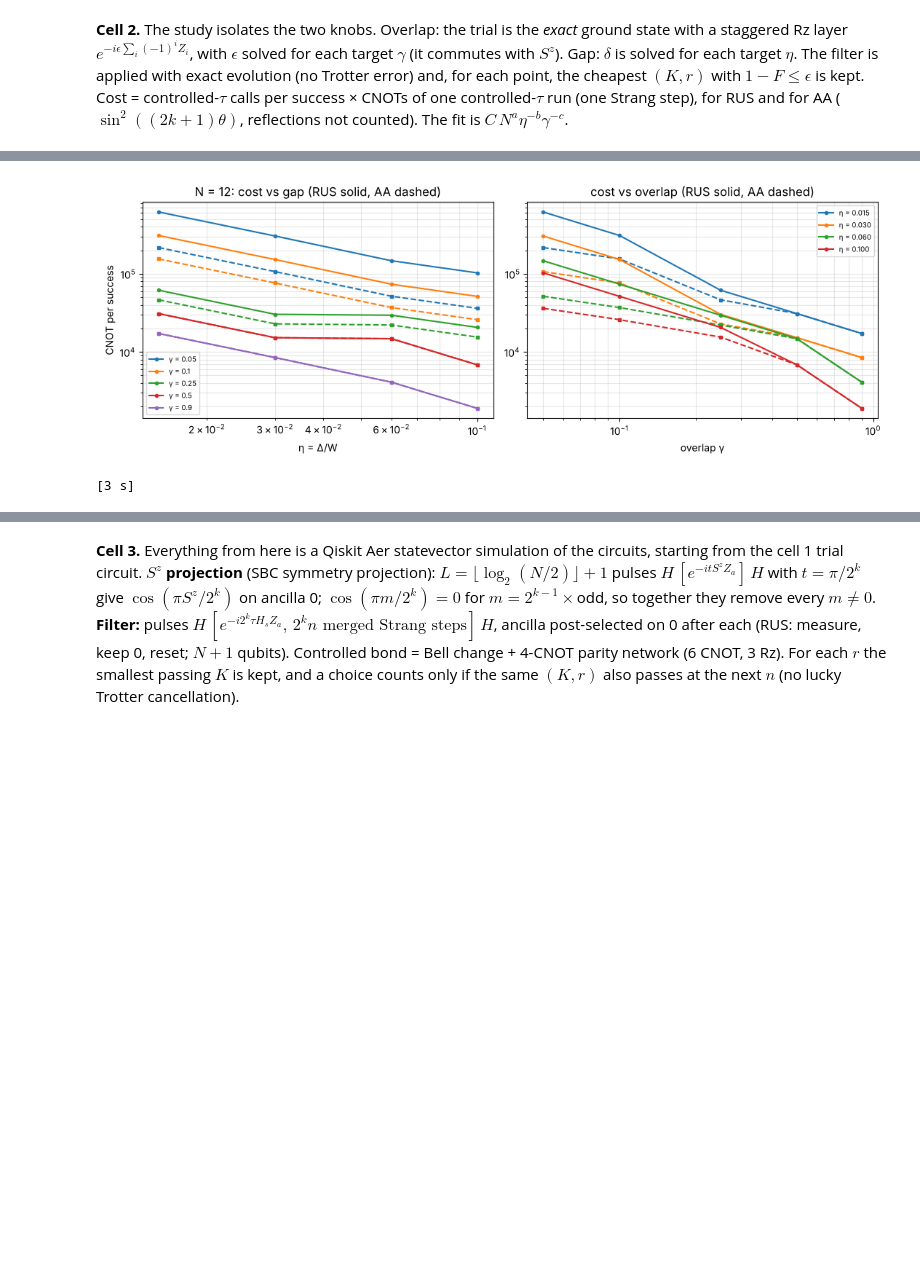
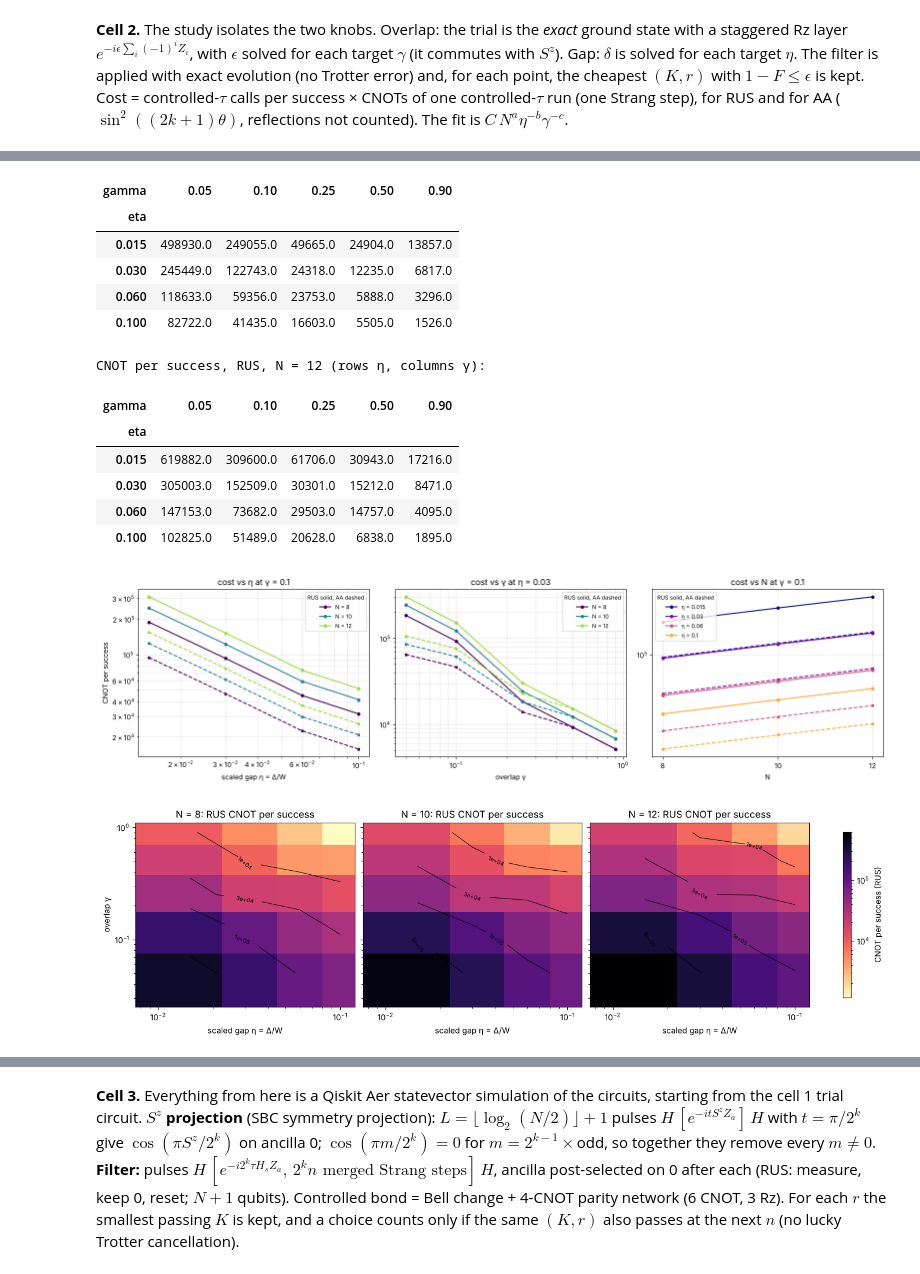
Before and after one commit to aaronseymour7/CLAUDE, a Jupyter notebook: ORNL/final_filters.ipynb, the cells around one changed output, grey strips where cells are left out. Saved outputs shown, nothing was run; the diff lists cells and outputs as text; code cells hidden in the pictures; blank space fills up the shorter version.

```diff
--- a/ORNL/final_filters.ipynb
+++ b/ORNL/final_filters.ipynb
@@ -209,21 +209,58 @@ for col in ("CNOT_RUS", "CNOT_AA"):
     coef = np.linalg.lstsq(X, np.log(study[col]), rcond=None)[0]
     fits[col] = coef
     print(f"{col:9} per success ≈ {np.exp(coef[0]):.3g} · N^{coef[1]:.2f} · η^-{coef[2]:.2f} · γ^-{coef[3]:.2f}")
-print(f"\nCNOT per success, RUS, N = {STUDY_NS[-1]} (rows η, columns γ):")
-display(study[study.N == STUDY_NS[-1]].pivot(index="eta", columns="gamma", values="CNOT_RUS").round(0))
+for Ns in STUDY_NS:
+    print(f"\nCNOT per success, RUS, N = {Ns} (rows η, columns γ):")
+    display(study[study.N == Ns].pivot(index="eta", columns="gamma", values="CNOT_RUS").round(0))
 
-fig, ax = plt.subplots(1, 2, figsize=(11, 4))
-s12 = study[study.N == STUDY_NS[-1]]
-for ga in STUDY_GAMMAS:
-    s = s12[s12.gamma == ga]
-    l, = ax[0].loglog(s.eta, s.CNOT_RUS, "o-", ms=3, label=f"γ = {ga}"); ax[0].loglog(s.eta, s.CNOT_AA, "s--", ms=3, color=l.get_color())
-for et in sorted(s12.eta.unique()):
-    s = s12[np.isclose(s12.eta, et)]
-    l, = ax[1].loglog(s.gamma, s.CNOT_RUS, "o-", ms=3, label=f"η = {et:.3f}"); ax[1].loglog(s.gamma, s.CNOT_AA, "s--", ms=3, color=l.get_color())
-ax[0].set(xlabel="η = Δ/W", ylabel="CNOT per success", title=f"N = {STUDY_NS[-1]}: cost vs gap (RUS solid, AA dashed)")
-ax[1].set(xlabel="overlap γ", title="cost vs overlap (RUS solid, AA dashed)")
+GAMMA_PLOT, ETA_PLOT = 0.1, 0.03                    # slices shown in the plots (must be in the grids above)
+cols = dict(zip(STUDY_NS, plt.cm.viridis(np.linspace(0, 0.85, len(STUDY_NS)))))
+fig, ax = plt.subplots(1, 3, figsize=(16, 4.4))
+for Ns in STUDY_NS:
+    s = study[(study.N == Ns) & np.isclose(study.gamma, GAMMA_PLOT)].sort_values("eta")
+    ax[0].loglog(s.eta, s.CNOT_RUS, "o-", color=cols[Ns], ms=4, label=f"N = {Ns}")
+    ax[0].loglog(s.eta, s.CNOT_AA, "s--", color=cols[Ns], ms=3)
+    s = study[(study.N == Ns) & np.isclose(study.eta, ETA_PLOT, rtol=1e-3)].sort_values("gamma")
+    ax[1].loglog(s.gamma, s.CNOT_RUS, "o-", color=cols[Ns], ms=4, label=f"N = {Ns}")
+    ax[1].loglog(s.gamma, s.CNOT_AA, "s--", color=cols[Ns], ms=3)
+etas_c = dict(zip(STUDY_ETAS, plt.cm.plasma(np.linspace(0, 0.8, len(STUDY_ETAS)))))
+for et in STUDY_ETAS:
+    s = study[np.isclose(study.eta, et, rtol=1e-3) & np.isclose(study.gamma, GAMMA_PLOT)].sort_values("N")
+    ax[2].loglog(s.N, s.CNOT_RUS, "o-", color=etas_c[et], ms=4, label=f"η = {et}")
+    ax[2].loglog(s.N, s.CNOT_AA, "s--", color=etas_c[et], ms=3)
+ax[0].set(xlabel="scaled gap η = Δ/W", ylabel="CNOT per success", title=f"cost vs η at γ = {GAMMA_PLOT}")
+ax[1].set(xlabel="overlap γ", title=f"cost vs γ at η = {ETA_PLOT}")
+ax[2].set(xlabel="N", title=f"cost vs N at γ = {GAMMA_PLOT}")
+ax[2].set_xticks(STUDY_NS); ax[2].set_xticklabels(STUDY_NS); ax[2].minorticks_off()
 for a in ax:
-    a.grid(alpha=0.3, which="both"); a.legend(fontsize=7)
+    a.grid(alpha=0.3, which="both"); a.legend(fontsize=8, title="RUS solid, AA dashed", title_fontsize=8)
+fig.tight_layout(); plt.show()
+
+# overlap vs scaled gap maps, one panel per N, colour = log10(CNOT per success, RUS), shared colour scale
+from matplotlib.colors import LogNorm
+norm = LogNorm(study.CNOT_RUS.min(), study.CNOT_RUS.max())
+fig, ax = plt.subplots(1, len(STUDY_NS), figsize=(4.2 * len(STUDY_NS) + 1, 4), sharey=True, constrained_layout=True)
+for a, Ns in zip(np.atleast_1d(ax), STUDY_NS):
+    m = study[study.N == Ns].pivot(index="gamma", columns="eta", values="CNOT_RUS")
+    pc = a.pcolormesh(m.columns, m.index, m.values, norm=norm, cmap="magma_r", shading="nearest")
+    cs = a.contour(m.columns, m.index, m.values, levels=[1e4, 3e4, 1e5, 3e5], colors="k", linewidths=0.7)
+    a.clabel(cs, fmt=lambda v: f"{v:.0e}", fontsize=7)
+    a.set(xscale="log", yscale="log", xlabel="scaled gap η = Δ/W", title=f"N = {Ns}: RUS CNOT per success")
+np.atleast_1d(ax)[0].set_ylabel("overlap γ")
+fig.colorbar(pc, ax=ax, label="CNOT per success (RUS)", shrink=0.9); plt.show()
+
+# every (η, γ) point at once, coloured by N: measured cost vs the joint RUS fit
+fig, ax = plt.subplots(1, 2, figsize=(11, 4.4))
+for j, col in enumerate(("CNOT_RUS", "CNOT_AA")):
+    c = fits[col]; pred = np.exp(c[0]) * study.N ** c[1] * study.eta ** -c[2] * study.gamma ** -c[3]
+    for Ns in STUDY_NS:
+        m = study.N == Ns
+        ax[j].loglog(pred[m], study[col][m], "o", color=cols[Ns], ms=4, label=f"N = {Ns}")
+    lo, hi = study[col].min() / 2, study[col].max() * 2
+    ax[j].loglog([lo, hi], [lo, hi], "k:", lw=1)
+    ax[j].set(xlabel=f"fit {np.exp(c[0]):.3g}·N^{c[1]:.2f}·η^-{c[2]:.2f}·γ^-{c[3]:.2f}", ylabel="measured CNOT per success",
+              title=col.split("_")[1] + ": all (η, γ) points")
+    ax[j].grid(alpha=0.3, which="both"); ax[j].legend(fontsize=8)
 fig.tight_layout(); plt.show()
 print(f"[{time.time() - t0:.0f} s]")
 # %% [output]
@@ -240,2 +278,15 @@ CNOT per success, RUS, N = 12 (rows η, columns γ):
+| gamma | 0.05 | 0.10 | 0.25 | 0.50 | 0.90 |
+| eta |  |  |  |  |  |
+| 0.015 | 498930.0 | 249055.0 | 49665.0 | 24904.0 | 13857.0 |
+| 0.030 | 245449.0 | 122743.0 | 24318.0 | 12235.0 | 6817.0 |
+| 0.060 | 118633.0 | 59356.0 | 23753.0 | 5888.0 | 3296.0 |
+| 0.100 | 82722.0 | 41435.0 | 16603.0 | 5505.0 | 1526.0 |
+CNOT per success, RUS, N = 12 (rows η, columns γ):
+| gamma | 0.05 | 0.10 | 0.25 | 0.50 | 0.90 |
+| eta |  |  |  |  |  |
+| 0.015 | 619882.0 | 309600.0 | 61706.0 | 30943.0 | 17216.0 |
+| 0.030 | 305003.0 | 152509.0 | 30301.0 | 15212.0 | 8471.0 |
+| 0.060 | 147153.0 | 73682.0 | 29503.0 | 14757.0 | 4095.0 |
+| 0.100 | 102825.0 | 51489.0 | 20628.0 | 6838.0 | 1895.0 |
-[figure, old version]
+[figure, new version]
-[3 s]
+[figure, added]
```
Also changed, not shown: parts of 6 cells of this notebook.
